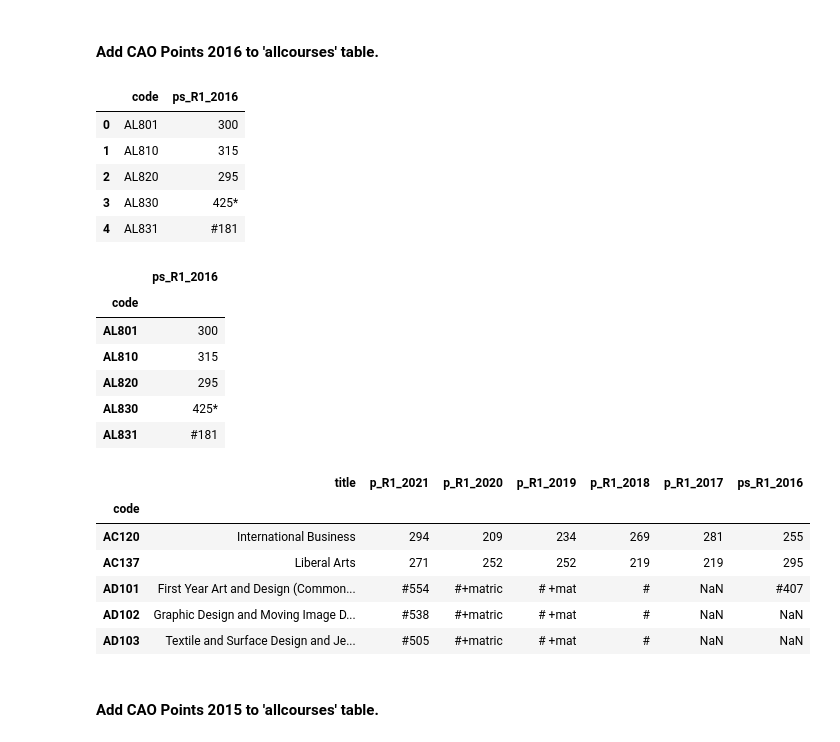
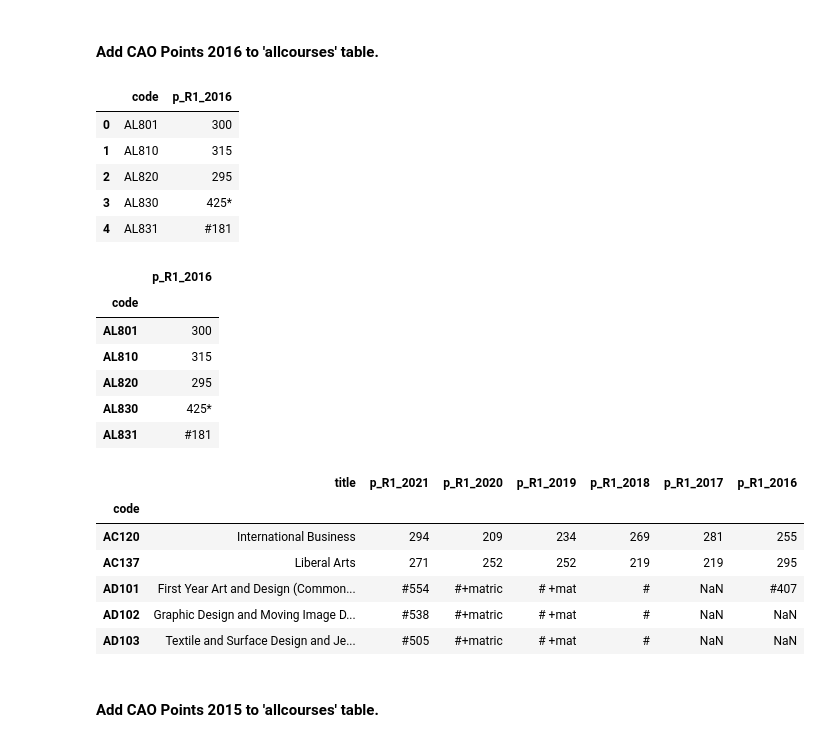
Before and after one commit to DracoNibilis/CAO_Points_Analysis, a Jupyter notebook: cao.ipynb, the cells around one changed output. Cells and saved outputs as stored; diff of their text form; code cells hidden in the pictures.

```diff
--- a/cao.ipynb
+++ b/cao.ipynb
@@ -892,11 +897,11 @@ allcourses.head()
 # %%
 # Pull needed columns from 2016 Points Data Set.
 df2016_r1 = df2016[['Code', 'EOS']]
 # Set columns as 'code' and 'p_R1_2016'.
-df2016_r1.columns = ['code', 'ps_R1_2016']
+df2016_r1.columns = ['code', 'p_R1_2016']
 df2016_r1.head()
 # %% [output]
-|  | code | ps_R1_2016 |
+|  | code | p_R1_2016 |
 | 0 | AL801 | 300 |
 | 1 | AL810 | 315 |
 | 2 | AL820 | 295 |
@@ -907,7 +912,7 @@ df2016_r1.head()
 df2016_r1.set_index('code', inplace=True)
 df2016_r1.head()
 # %% [output]
-|  | ps_R1_2016 |
+|  | p_R1_2016 |
 | code |  |
 | AL801 | 300 |
 | AL810 | 315 |
@@ -919,7 +924,7 @@ df2016_r1.head()
 allcourses = allcourses.join(df2016_r1)
 allcourses.head()
 # %% [output]
-|  | title | p_R1_2021 | p_R1_2020 | p_R1_2019 | p_R1_2018 | p_R1_2017 | ps_R1_2016 |
+|  | title | p_R1_2021 | p_R1_2020 | p_R1_2019 | p_R1_2018 | p_R1_2017 | p_R1_2016 |
 | code |  |  |  |  |  |  |  |
 | AC120 | International Business | 294 | 209 | 234 | 269 | 281 | 255 |
 | AC137 | Liberal Arts | 271 | 252 | 252 | 219 | 219 | 295 |
```
Also changed, not shown: parts of 20 cells of this notebook, 20 other files.
